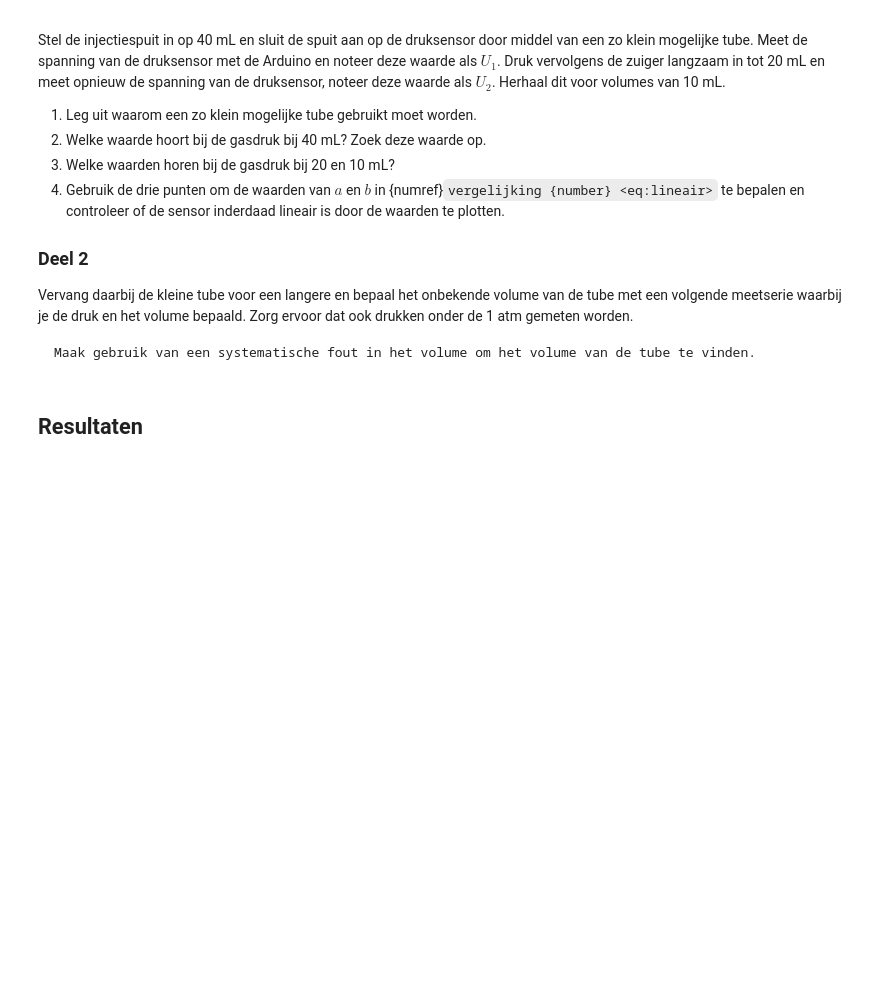
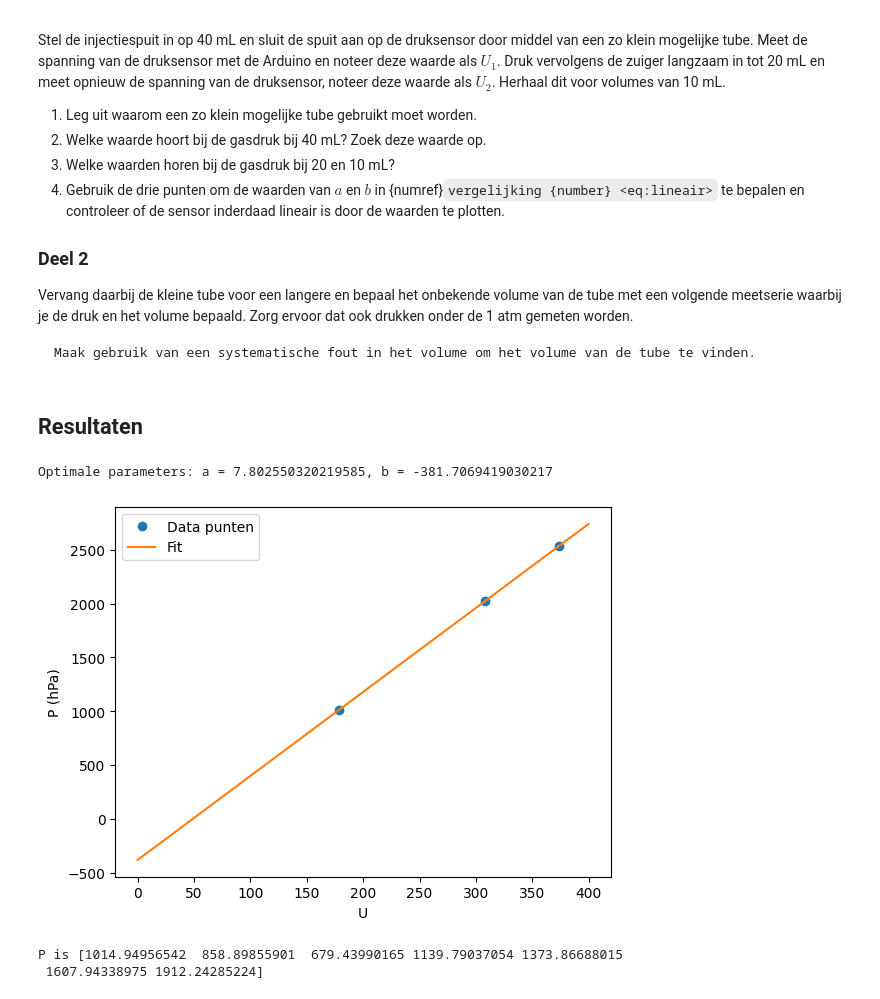
Before and after one commit to Roosmarijnkos/104, a Jupyter notebook: Content/Labs/druksensorijken.ipynb, the cells around one changed output. Saved outputs shown, nothing was run; the diff lists cells and outputs as text; code cells hidden in the pictures; blank space fills up the shorter version.

```diff
--- a/Content/Labs/druksensorijken.ipynb
+++ b/Content/Labs/druksensorijken.ipynb
@@ -67,16 +67,59 @@ Maak gebruik van een systematische fout in het volume om het volume van de tube
 # %% [markdown]
 ## Resultaten
 # %%
-### Jouw data en code
-U_1 = 179
-U_2 = 313
-U_3 = 516
+## Jouw data en code
+U1= 179
+U2 = 308
+U3= 374 #16ML
 
-#deel 2
+#1 Zodat de volume van de tube verwaarloosbaar is.
+#2  1013,25 hectopascal (hPa)
+#3 bij 20ml : 2026.5 hPa
+#4  bij 16ml : 2533.125 hPa
 
-V_1 = 180
-V_2 = 297
-V_3 = 453
-#uitrekken naar 50 en 60 ml
-V_4 = 154
-V_5 = 136
+import numpy as np
+import matplotlib.pyplot as plt
+from scipy.optimize import curve_fit
+
+U= np.array([U1, U2, U3])  # in mV
+V = np.array([40, 20, 16])  # in ml
+P = np.array([1013.25, 2026.5, 2533.125])  # in hPa
+
+def model(U, a, b):
+    return a *U + b
+
+popt, cov = curve_fit(model, U, P)
+a, b = popt
+print(f"Optimale parameters: a = {popt[0]}, b = {popt[1]}")
+x_test = np.linspace(0, 400, 100)
+y_test = model(x_test, a, b)
+
+plt.figure()
+plt.plot(U, P, 'o', label='Data punten')
+plt.plot(x_test, y_test, label='Fit')
+plt.xlabel('U')
+plt.ylabel('P (hPa)')
+plt.legend()
+plt.show()
+
+
+O1= 179 #34ml
+O2= 159 #40mL
+O3= 136 #50mL
+O4 = 195 #30mL
+O5 = 225 #24mL
+O6 = 255 #20mL
+O7 = 294 #16mL
+V2 = np.array([34, 40, 50, 30, 24, 20, 16])  # in ml van buis
+O = np.array([O1, O2, O3, O4, O5, O6, O7])  #
+
+def model(O, a, b):
+    return a *O + b
+
+P = model(O,a,b)
+print('P is',P)
+# %% [output]
+Optimale parameters: a = 7.802550320219585, b = -381.7069419030217
+[figure, added]
+P is [1014.94956542  858.89855901  679.43990165 1139.79037054 1373.86688015
+ 1607.94338975 1912.24285224]
```
Also changed, not shown: parts of 1 cell of this notebook.
